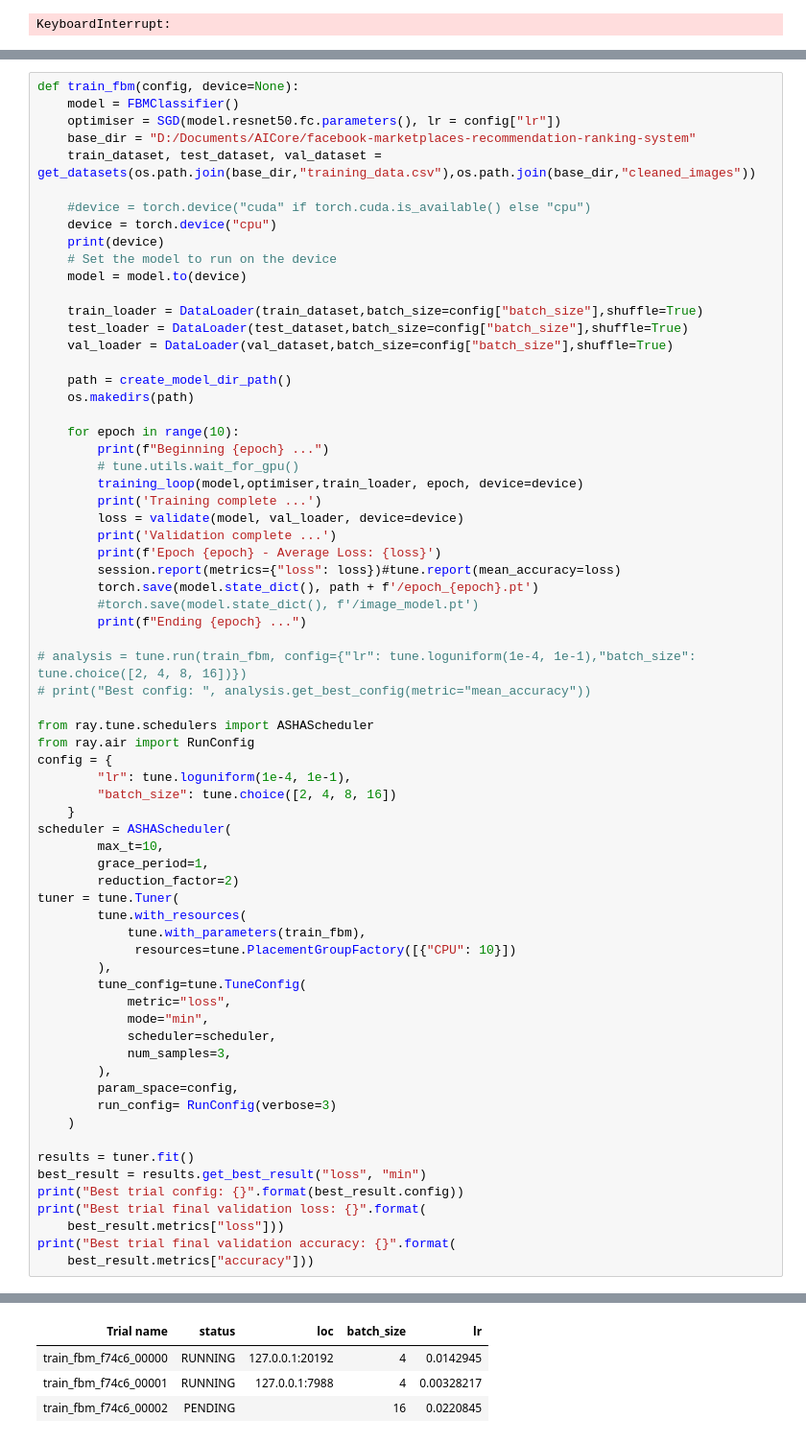
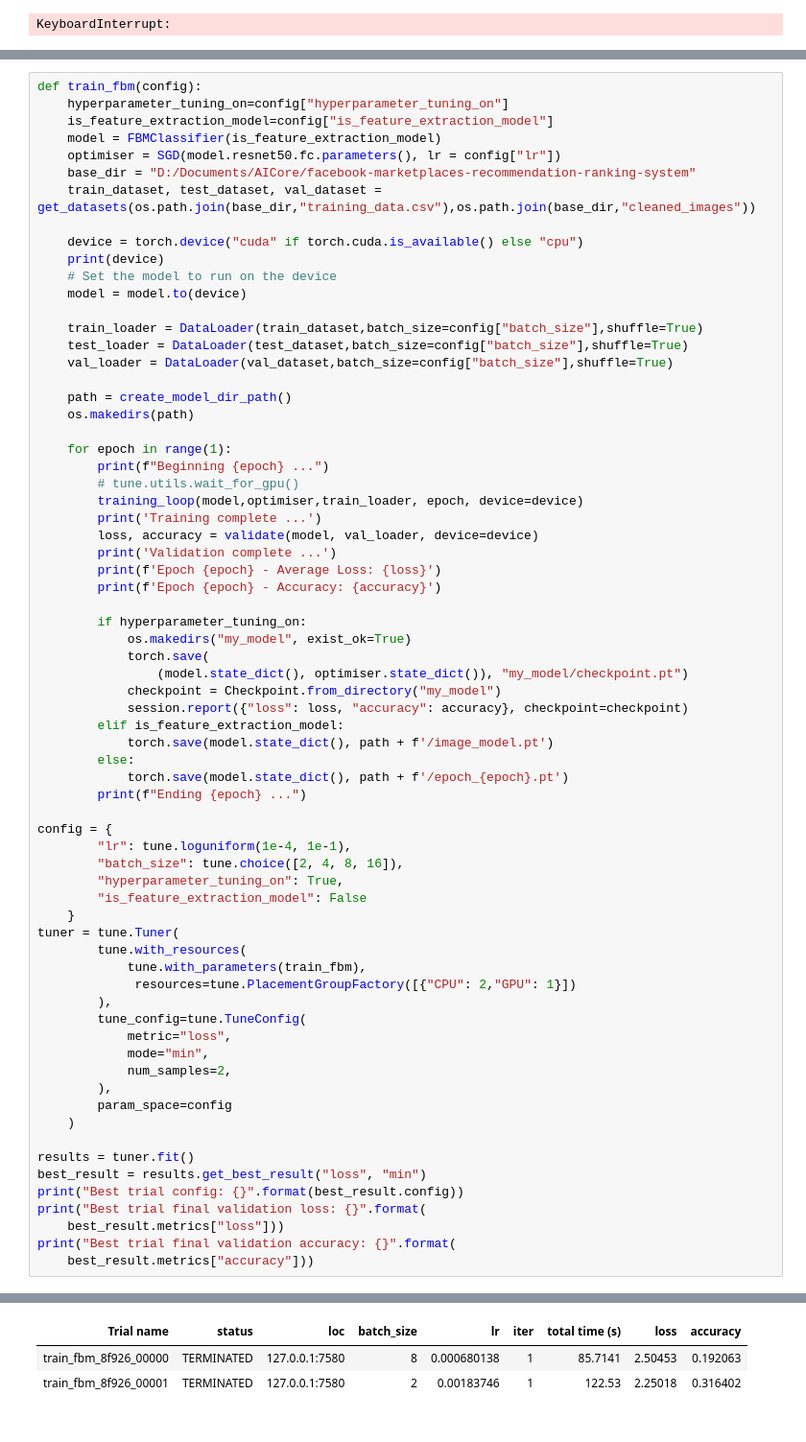
Before and after one commit to PDDhillon/facebook-marketplaces-recommendation-ranking-system, a Jupyter notebook: sandbox.ipynb, the cells around one changed output, grey strips where cells are left out. Shown: that part at 96% size. Drawn from its saved outputs; the diff is of its cells as text.

Commit message:
Working ray tune

```diff
--- a/sandbox.ipynb
+++ b/sandbox.ipynb
@@ -151,12 +125,13 @@ def validate(model, val_loader, device):
 # %%
-def train_fbm(config, device=None):
-    model = FBMClassifier()
+def train_fbm(config):
+    hyperparameter_tuning_on=config["hyperparameter_tuning_on"]
+    is_feature_extraction_model=config["is_feature_extraction_model"]
+    model = FBMClassifier(is_feature_extraction_model)
     optimiser = SGD(model.resnet50.fc.parameters(), lr = config["lr"])
     base_dir = "D:/Documents/AICore/facebook-marketplaces-recommendation-ranking-system"
     train_dataset, test_dataset, val_dataset = get_datasets(os.path.join(base_dir,"training_data.csv"),os.path.join(base_dir,"cleaned_images"))
 
-    #device = torch.device("cuda" if torch.cuda.is_available() else "cpu")
-    device = torch.device("cpu")
+    device = torch.device("cuda" if torch.cuda.is_available() else "cpu")
     print(device)
     # Set the model to run on the device
     model = model.to(device)
@@ -168,45 +143,45 @@ def train_fbm(config, device=None):
     path = create_model_dir_path()
     os.makedirs(path)
 
-    for epoch in range(10):
+    for epoch in range(1):
         print(f"Beginning {epoch} ...")
         # tune.utils.wait_for_gpu()
         training_loop(model,optimiser,train_loader, epoch, device=device)
         print('Training complete ...')
-        loss = validate(model, val_loader, device=device)
+        loss, accuracy = validate(model, val_loader, device=device)
         print('Validation complete ...')
         print(f'Epoch {epoch} - Average Loss: {loss}')
-        session.report(metrics={"loss": loss})#tune.report(mean_accuracy=loss)
-        torch.save(model.state_dict(), path + f'/epoch_{epoch}.pt')
-        #torch.save(model.state_dict(), f'/image_model.pt')
+        print(f'Epoch {epoch} - Accuracy: {accuracy}')
+
+        if hyperparameter_tuning_on:
+            os.makedirs("my_model", exist_ok=True)
+            torch.save(
+                (model.state_dict(), optimiser.state_dict()), "my_model/checkpoint.pt")
+            checkpoint = Checkpoint.from_directory("my_model")
+            session.report({"loss": loss, "accuracy": accuracy}, checkpoint=checkpoint)
+        elif is_feature_extraction_model:
+            torch.save(model.state_dict(), path + f'/image_model.pt')
+        else:
+            torch.save(model.state_dict(), path + f'/epoch_{epoch}.pt')
         print(f"Ending {epoch} ...")
 
-# analysis = tune.run(train_fbm, config={"lr": tune.loguniform(1e-4, 1e-1),"batch_size": tune.choice([2, 4, 8, 16])})
-# print("Best config: ", analysis.get_best_config(metric="mean_accuracy"))
-
-from ray.tune.schedulers import ASHAScheduler
-from ray.air import RunConfig
 config = {
         "lr": tune.loguniform(1e-4, 1e-1),
-        "batch_size": tune.choice([2, 4, 8, 16])
+        "batch_size": tune.choice([2, 4, 8, 16]),
+        "hyperparameter_tuning_on": True,
+        "is_feature_extraction_model": False
     }
-scheduler = ASHAScheduler(
-        max_t=10,
-        grace_period=1,
-        reduction_factor=2)
 tuner = tune.Tuner(
         tune.with_resources(
             tune.with_parameters(train_fbm),
-             resources=tune.PlacementGroupFactory([{"CPU": 10}])
+             resources=tune.PlacementGroupFactory([{"CPU": 2,"GPU": 1}])
         ),
         tune_config=tune.TuneConfig(
             metric="loss",
             mode="min",
-            scheduler=scheduler,
-            num_samples=3,
+            num_samples=2,
         ),
-        param_space=config,
-        run_config= RunConfig(verbose=3)
+        param_space=config
     )
 
 results = tuner.fit()
@@ -229,6 +203,5 @@ Bracket: Iter 8.000: None | Iter 4.000: None | Iter 2.000: None | Iter 1.000: No
 Logical resource usage: 2.0/12 CPUs, 1.0/1 GPUs (0.0/1.0 accelerator_type:G)
 Trial Status
-| Trial name | status | loc | batch_size | lr |
-| train_fbm_f74c6_00000 | RUNNING | 127.0.0.1:20192 | 4 | 0.0142945 |
-| train_fbm_f74c6_00001 | RUNNING | 127.0.0.1:7988 | 4 | 0.00328217 |
-| train_fbm_f74c6_00002 | PENDING |  | 16 | 0.0220845 |
+| Trial name | status | loc | batch_size | lr | iter | total time (s) | loss | accuracy |
+| train_fbm_8f926_00000 | TERMINATED | 127.0.0.1:7580 | 8 | 0.000680138 | 1 | 85.7141 | 2.50453 | 0.192063 |
+| train_fbm_8f926_00001 | TERMINATED | 127.0.0.1:7580 | 2 | 0.00183746 | 1 | 122.53 | 2.25018 | 0.316402 |
```
Also changed, not shown: parts of 3 cells of this notebook, 3 other files.
